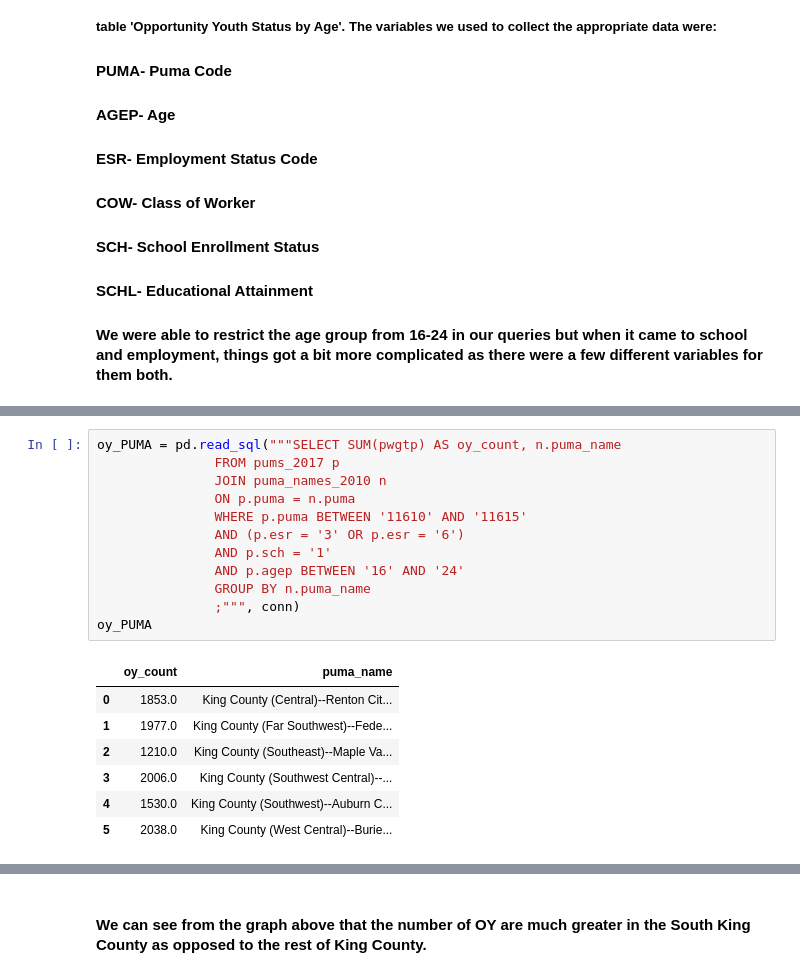
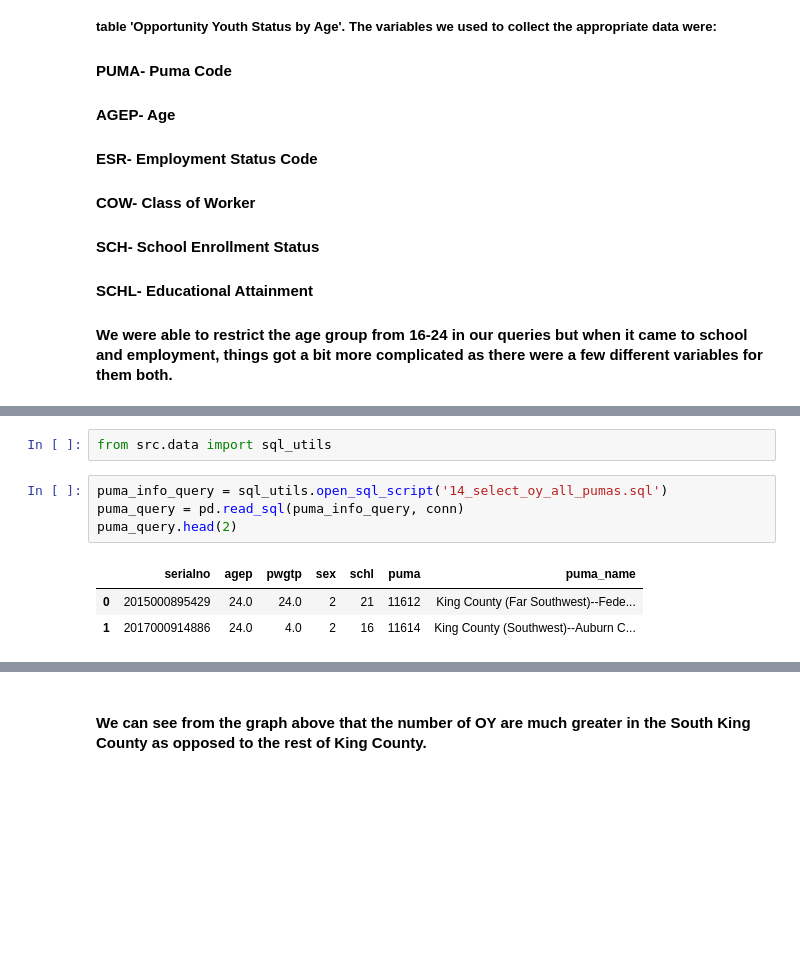
Before and after one commit to jwong853/mod-1-project-chicago-seattle-ds-051120, a Jupyter notebook: notebooks/report/Project_Final_Notebook.ipynb, the cells around one changed output, grey strips where cells are left out. Drawn from its saved outputs; the diff is of its cells as text; blank space fills up the shorter version.

```diff
--- a/notebooks/report/Project_Final_Notebook.ipynb
+++ b/notebooks/report/Project_Final_Notebook.ipynb
@@ -106,20 +107,10 @@ pd.read_sql("""SELECT
-# %%
-oy_PUMA = pd.read_sql("""SELECT SUM(pwgtp) AS oy_count, n.puma_name
-               FROM pums_2017 p
-               JOIN puma_names_2010 n
-               ON p.puma = n.puma
-               WHERE p.puma BETWEEN '11610' AND '11615'
-               AND (p.esr = '3' OR p.esr = '6')
-               AND p.sch = '1'
-               AND p.agep BETWEEN '16' AND '24'
-               GROUP BY n.puma_name
-               ;""", conn)
-oy_PUMA
-# %% [output]
-|  | oy_count | puma_name |
-| 0 | 1853.0 | King County (Central)--Renton Cit... |
-| 1 | 1977.0 | King County (Far Southwest)--Fede... |
-| 2 | 1210.0 | King County (Southeast)--Maple Va... |
-| 3 | 2006.0 | King County (Southwest Central)--... |
-| 4 | 1530.0 | King County (Southwest)--Auburn C... |
-| 5 | 2038.0 | King County (West Central)--Burie... |
+# %%
+from src.data import sql_utils
+# %%
+puma_info_query = sql_utils.open_sql_script('14_select_oy_all_pumas.sql')
+puma_query = pd.read_sql(puma_info_query, conn)
+puma_query.head(2)
+# %% [output]
+|  | serialno | agep | pwgtp | sex | schl | puma | puma_name |
+| 0 | 2015000895429 | 24.0 | 24.0 | 2 | 21 | 11612 | King County (Far Southwest)--Fede... |
+| 1 | 2017000914886 | 24.0 | 4.0 | 2 | 16 | 11614 | King County (Southwest)--Auburn C... |
```
Also changed, not shown: parts of 28 cells of this notebook, 23 other files.
